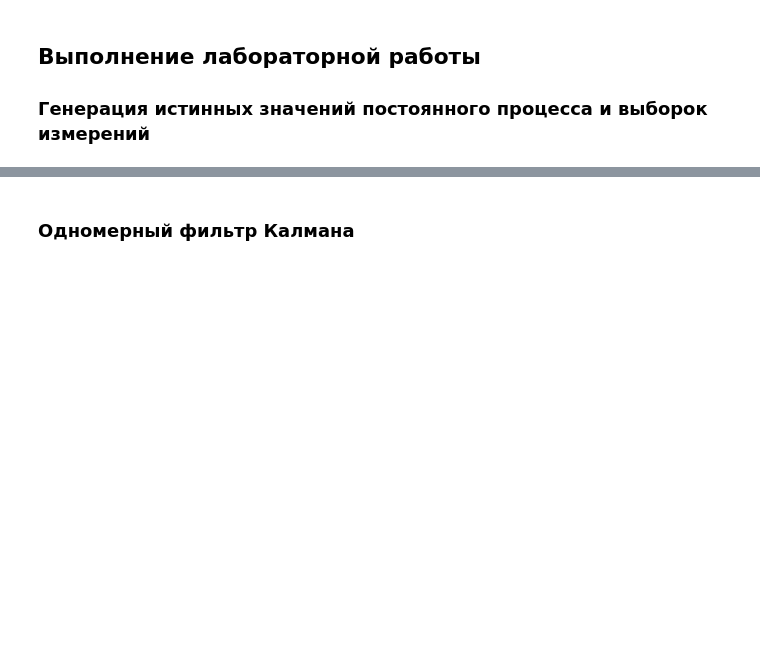
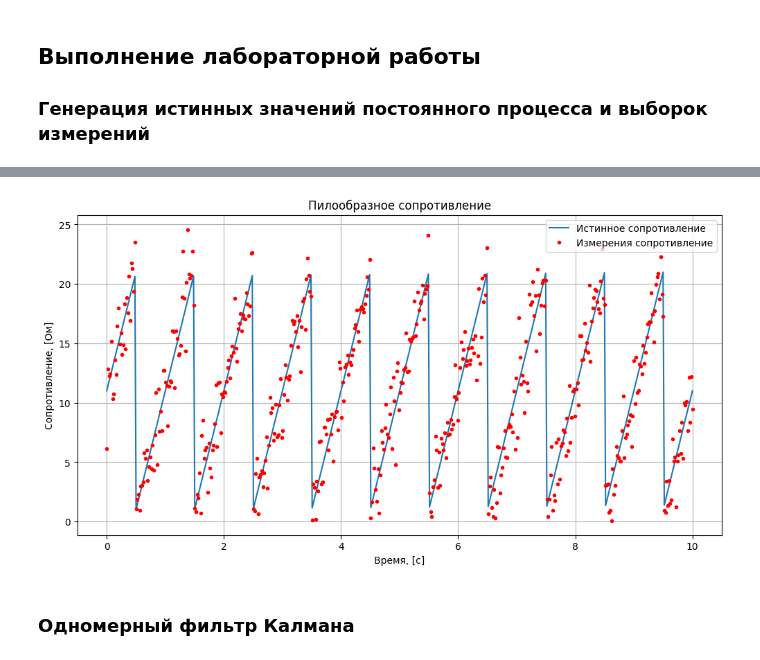
Before and after one commit to BROsandr/modeling_ius, a Jupyter notebook: lab2/lab02.ipynb, the cells around one changed output, grey strips where cells are left out. Cells and saved outputs as stored; diff of their text form; code cells hidden in the pictures; blank space fills up the shorter version.

```diff
--- a/lab2/lab02.ipynb
+++ b/lab2/lab02.ipynb
@@ -86,2 +124,21 @@
+# %%
+x_true_saw = np.array(get_resistance(t, A=amplitude, dyn=True))
+
+z_saw = x_true_saw + np.random.normal(0, noise_std, n_points)
+
+z_saw[z_saw < 0] = abs(z_saw[z_saw < 0])
+
+# Визуализация сгенерированных данных
+plt.figure(figsize=(12, 6))
+plt.plot(t, x_true_saw, label='Истинное сопротивление')
+plt.plot(t, z_saw, 'r.', label='Измерения сопротивление')
+plt.xlabel('Время, [с]')
+plt.ylabel('Сопротивление, [Ом]')
+plt.legend()
+plt.grid()
+plt.title('Пилообразное сопротивление')
+plt.show()
+# %% [output]
+[figure, added]
 # %% [markdown]
 ### Одномерный фильтр Калмана
```
Also changed, not shown: parts of 3 cells of this notebook.
